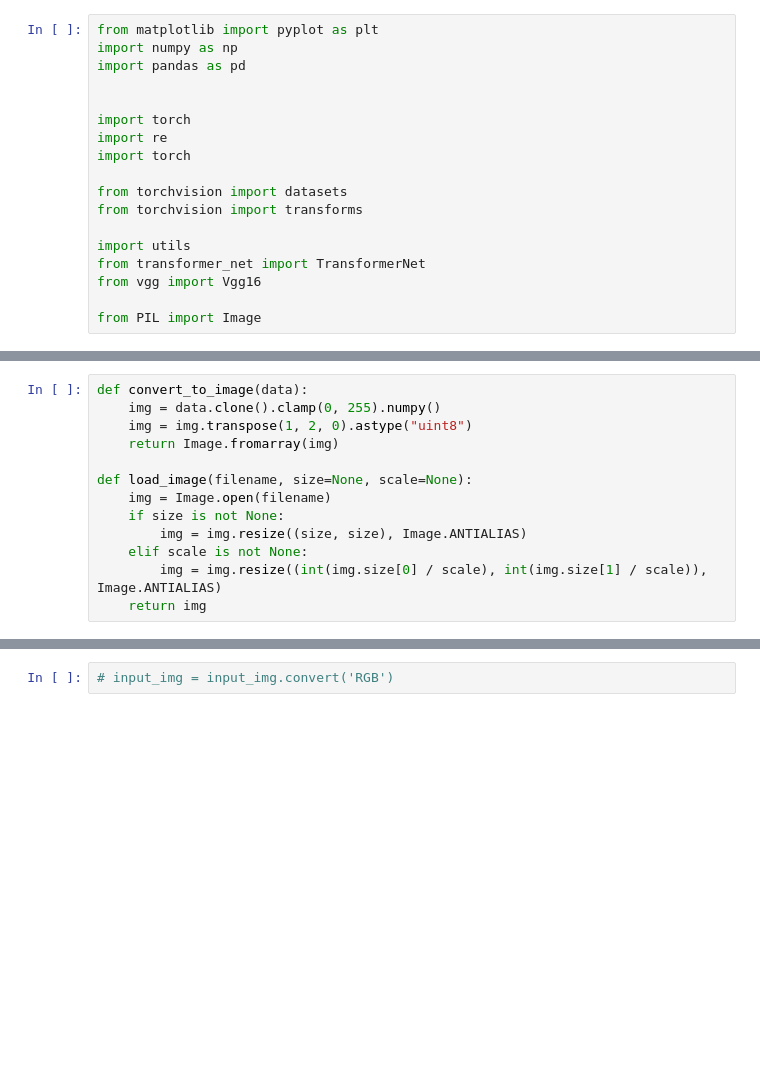
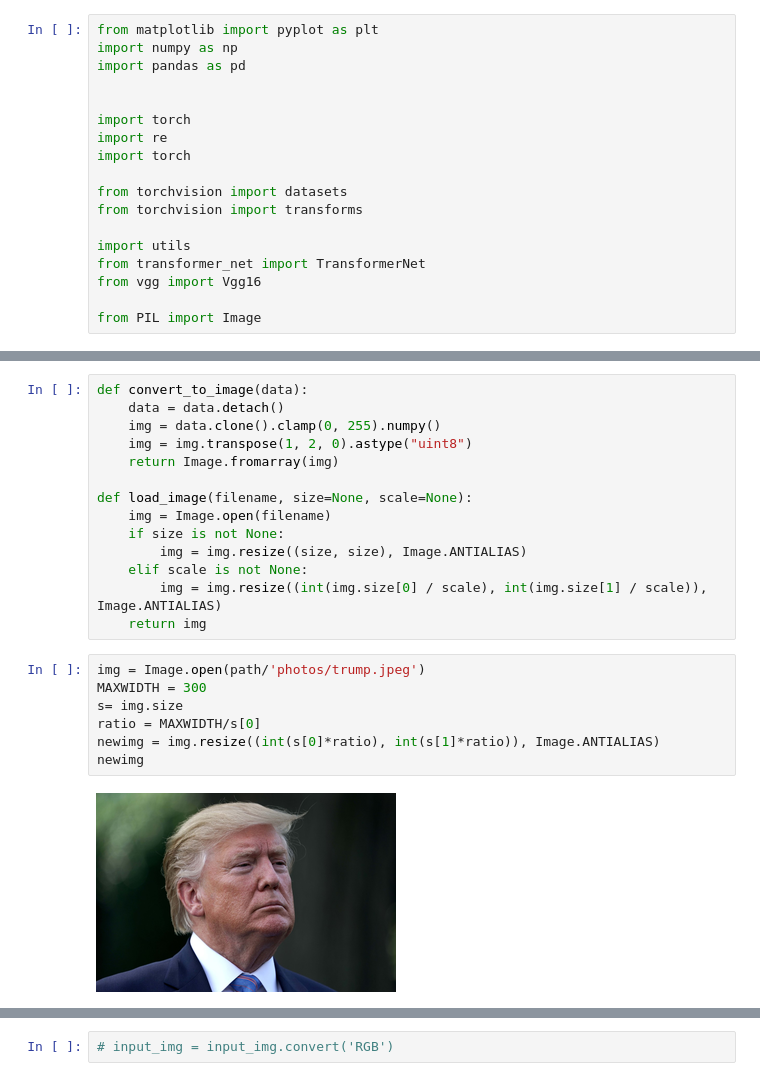
Before and after one commit to musedivision/looking-glass-, a Jupyter notebook: style_trainsfer.ipynb, the cells around one changed output, grey strips where cells are left out. Drawn from its saved outputs; the diff is of its cells as text; blank space fills up the shorter version.

```diff
--- a/style_trainsfer.ipynb
+++ b/style_trainsfer.ipynb
@@ -67,5 +79,6 @@ reduce(lambda x,y: x+y, [ i.numel() for i in style_model.parameters()])
 # %%
 def convert_to_image(data):
+    data = data.detach()
     img = data.clone().clamp(0, 255).numpy()
     img = img.transpose(1, 2, 0).astype("uint8")
     return Image.fromarray(img)
@@ -77,3 +90,12 @@ def load_image(filename, size=None, scale=None):
     elif scale is not None:
         img = img.resize((int(img.size[0] / scale), int(img.size[1] / scale)), Image.ANTIALIAS)
     return img
+# %%
+img = Image.open(path/'photos/trump.jpeg')
+MAXWIDTH = 300
+s= img.size
+ratio = MAXWIDTH/s[0]
+newimg = img.resize((int(s[0]*ratio), int(s[1]*ratio)), Image.ANTIALIAS)
+newimg
+# %% [output]
+[figure, added]
```
Also changed, not shown: parts of 14 cells of this notebook.
